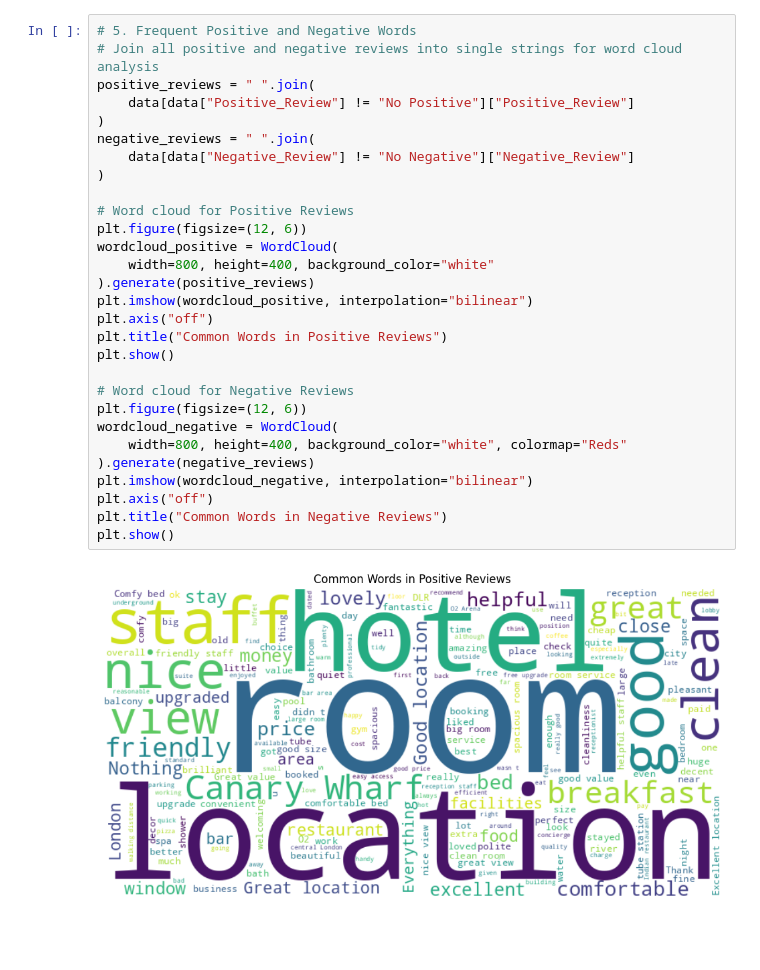
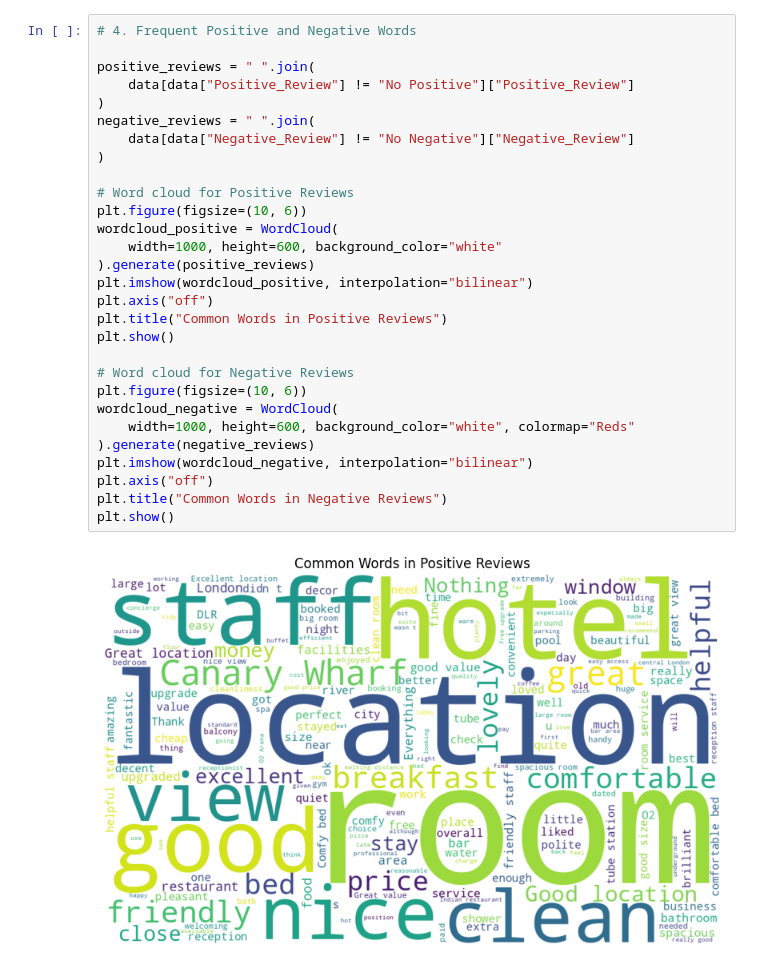
Before and after one commit to doanhieung/hotel-review-sentiment-analysis, a Jupyter notebook: notebook/eda.ipynb, the cells around one changed output. Saved outputs shown, nothing was run; the diff lists cells and outputs as text; blank space fills up the shorter version.

```diff
--- a/notebook/eda.ipynb
+++ b/notebook/eda.ipynb
@@ -79,31 +103,31 @@ plt.show()
 # %%
-# 5. Frequent Positive and Negative Words
-# Join all positive and negative reviews into single strings for word cloud analysis
+# 4. Frequent Positive and Negative Words
+
 positive_reviews = " ".join(
     data[data["Positive_Review"] != "No Positive"]["Positive_Review"]
 )
 negative_reviews = " ".join(
     data[data["Negative_Review"] != "No Negative"]["Negative_Review"]
 )
 
 # Word cloud for Positive Reviews
-plt.figure(figsize=(12, 6))
+plt.figure(figsize=(10, 6))
 wordcloud_positive = WordCloud(
-    width=800, height=400, background_color="white"
+    width=1000, height=600, background_color="white"
 ).generate(positive_reviews)
 plt.imshow(wordcloud_positive, interpolation="bilinear")
 plt.axis("off")
 plt.title("Common Words in Positive Reviews")
 plt.show()
 
 # Word cloud for Negative Reviews
-plt.figure(figsize=(12, 6))
+plt.figure(figsize=(10, 6))
 wordcloud_negative = WordCloud(
-    width=800, height=400, background_color="white", colormap="Reds"
+    width=1000, height=600, background_color="white", colormap="Reds"
 ).generate(negative_reviews)
 plt.imshow(wordcloud_negative, interpolation="bilinear")
 plt.axis("off")
 plt.title("Common Words in Negative Reviews")
 plt.show()
 # %% [output]
-[figure, old version]
+[figure, new version]
```
Also changed, not shown: parts of 11 cells of this notebook, 6 other files.
